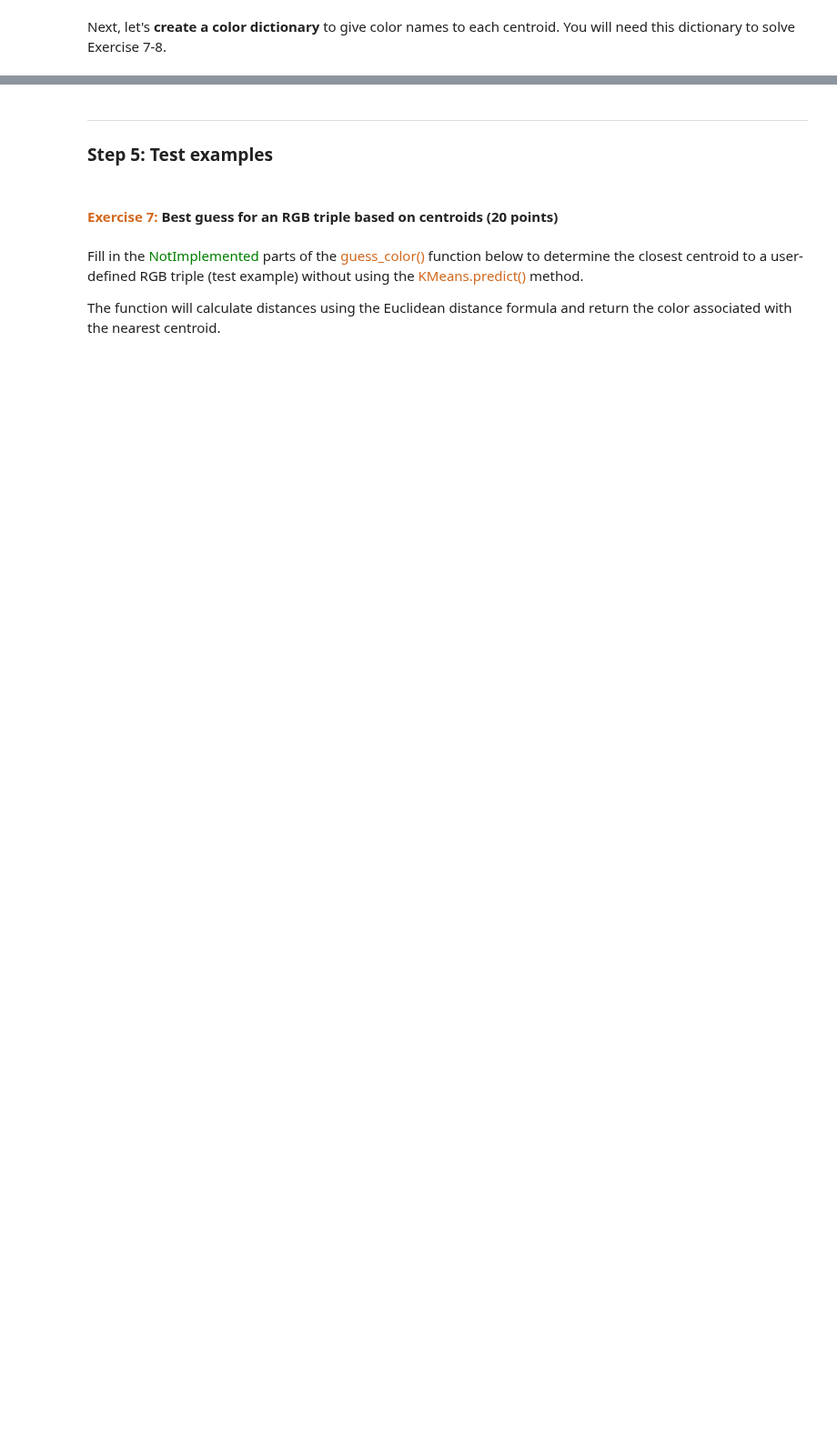
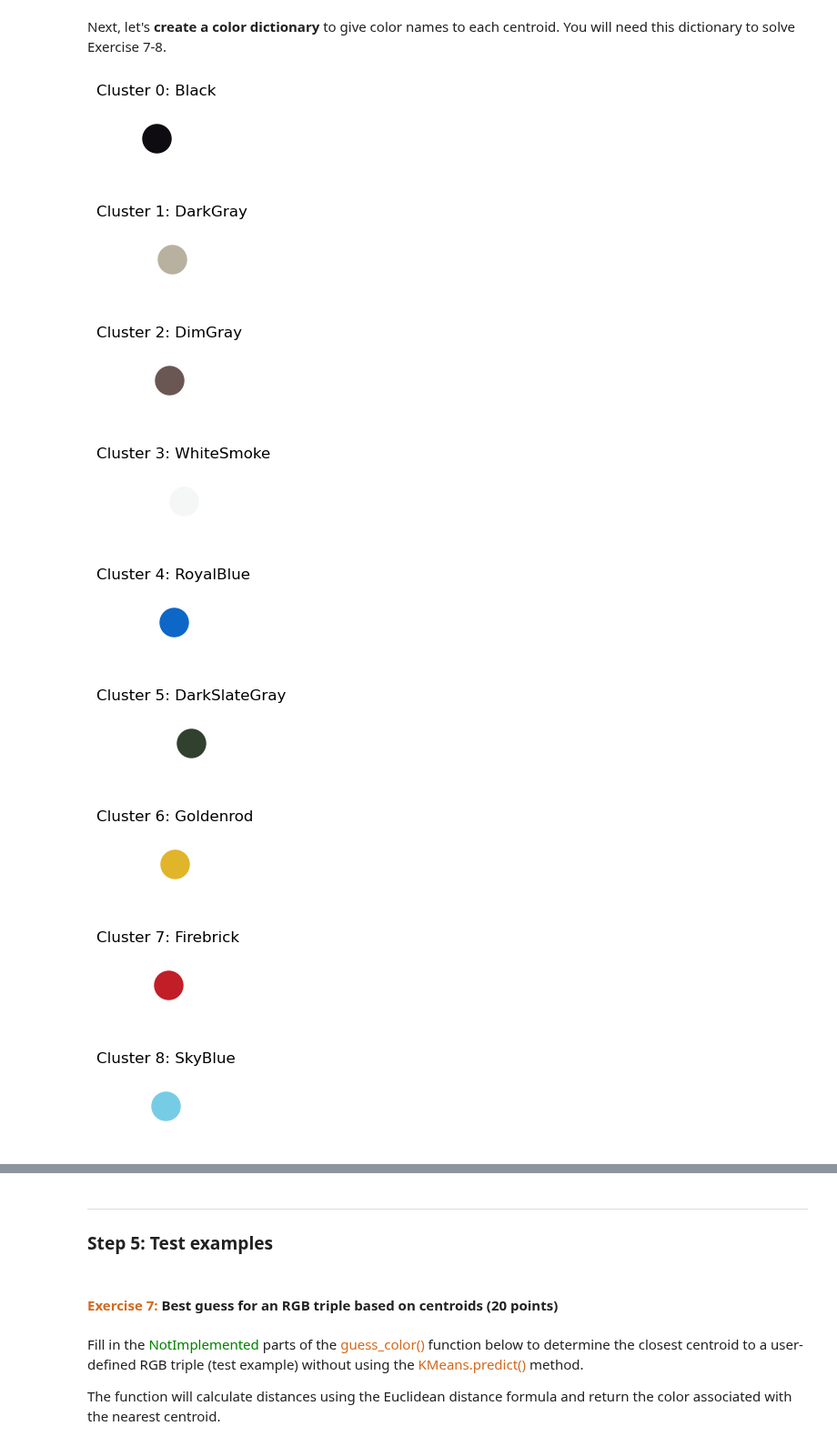
Before and after one commit to user10970/207_Machine_Learning, a Jupyter notebook: 08_Kmeans_Clustering.ipynb, the cells around one changed output, grey strips where cells are left out. Shown at 91% size. Cells and saved outputs as stored; diff of their text form; code cells hidden in the pictures; blank space fills up the shorter version.

```diff
--- a/08_Kmeans_Clustering.ipynb
+++ b/08_Kmeans_Clustering.ipynb
@@ -146,4 +215,5 @@ mini_colors = colors[:500]
 Retrieve the centroids of each cluster using the <span style="color:chocolate"> cluster_centers_</span> attribute of the fitted KMeans object.
 # %%
 # YOUR CODE HERE
-centroids = NotImplemented
+centroids = model.cluster_centers_
+centroids
@@ -152,35 +233,43 @@ Next, let's **create a color dictionary** to give color names to each centroid.
 # %%
 # get the current directory of the script
 current_script_dir = os.path.abspath(os.getcwd())
 
-# navigate one directory forward
-next_dir = os.path.join(current_script_dir, 'data/RGB_colors/')
+# Keep the repository root on sys.path to import the helper module.
+next_dir = current_script_dir
 
 # add next_dir to sys.path to make it the current working directory
 sys.path.insert(0, next_dir)
 
 # import HW08_color_names.py
 import HW08_color_names
 
 # get closer name for rgb
 color_dict = HW08_color_names.get_closest_name_for_rgb(centroids)
 
 # def show_color() function
 def show_color(test_color, title):
   # normalize
-  c = [ cc/255 for cc in test_color]
-
+  c = [cc / 255 for cc in test_color]
   # some random coordinates
-  x=[1]
+  x = [1]
   y = [1]
-
   # plot a large dot
   fig = plt.figure(figsize=(1, 1))
-  plt.scatter(x,y,color=c,s=500)
+  plt.scatter(x, y, color=c, s=500)
   plt.title(title)
   plt.axis('off')
-  return(plt)
+  return plt
 
 # call show_color() function
 for cluster in range(n_clusters):
-    show_color(centroids[cluster],f'Cluster {cluster}: {color_dict[cluster]}')
+    show_color(centroids[cluster], f'Cluster {cluster}: {color_dict[cluster]}')
+# %% [output]
+[figure, added]
+[figure, added]
+[figure, added]
+[figure, added]
+[figure, added]
+[figure, added]
+[figure, added]
+[figure, added]
+[figure, added]
```
Also changed, not shown: parts of 15 cells of this notebook, 2 other files.
